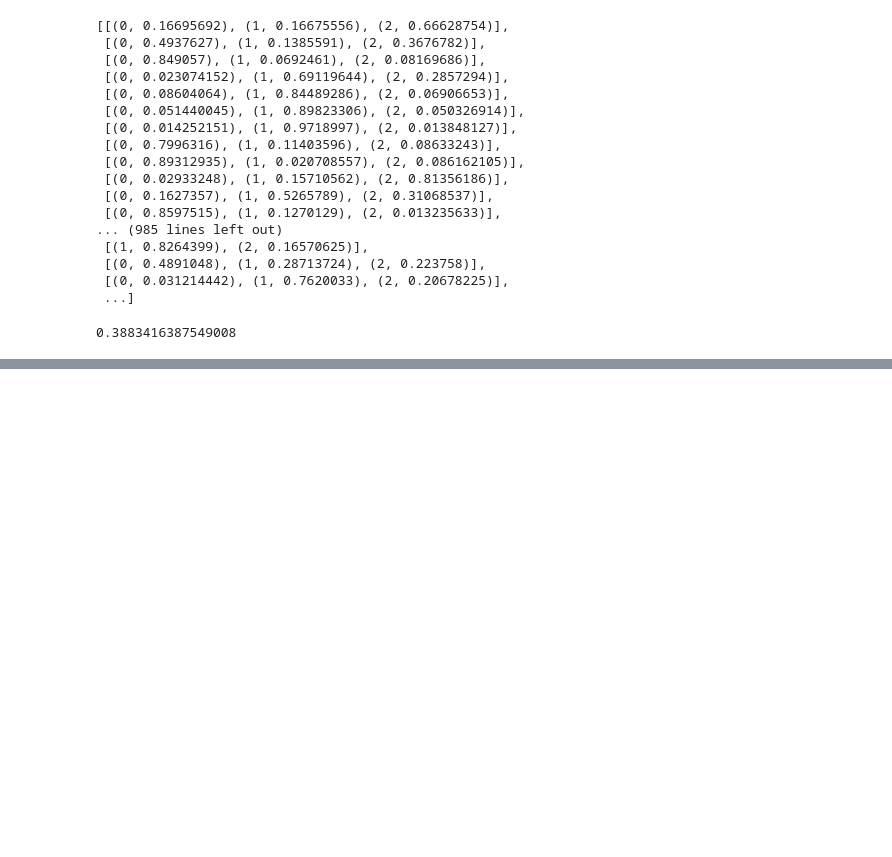
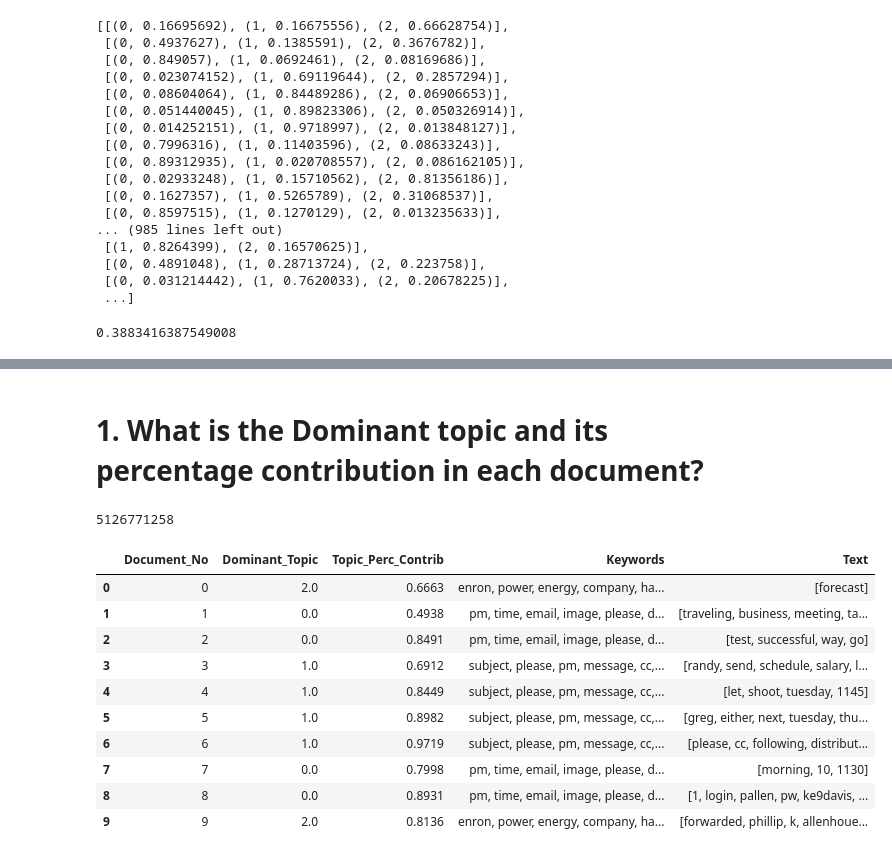
Before and after one commit to Enron-Discussion-NLP/Capstone, a Jupyter notebook: 00_Rajaram/topic_model.ipynb, the cells around one changed output, grey strips where cells are left out. Saved outputs shown, nothing was run; the diff lists cells and outputs as text; code cells hidden in the pictures; blank space fills up the shorter version.

```diff
--- a/00_Rajaram/topic_model.ipynb
+++ b/00_Rajaram/topic_model.ipynb
@@ -217,0 +178,52 @@ df.iloc[cluster5]
+# %% [markdown]
+# 1. What is the Dominant topic and its percentage contribution in each document?
+# %%
+In LDA models, each document is composed of multiple topics. But typically only one of the topics is dominant. The below code extracts
+this dominant topic for each sentence and shows the weight of the topic and keywords in a nicely formatted output.
+# %% [output]
+5126771258
+# %%
+def format_topics_sentences(ldamodel=None, corpus=doc_term_matrix, texts= df.text_lemmatized):
+    # Init output
+    sent_topics_df = pd.DataFrame()
+
+    # Get main topic in each document
+    for i, row_list in enumerate(ldamodel[corpus]):
+        row = row_list[0] if ldamodel.per_word_topics else row_list
+        # print(row)
+        row = sorted(row, key=lambda x: (x[1]), reverse=True)
+        # Get the Dominant topic, Perc Contribution and Keywords for each document
+        for j, (topic_num, prop_topic) in enumerate(row):
+            if j == 0:  # => dominant topic
+                wp = ldamodel.show_topic(topic_num)
+                topic_keywords = ", ".join([word for word, prop in wp])
+                sent_topics_df = sent_topics_df.append(pd.Series([int(topic_num), round(prop_topic,4), topic_keywords]), ignore_index=True)
+            else:
+                break
+    sent_topics_df.columns = ['Dominant_Topic', 'Perc_Contribution', 'Topic_Keywords']
+
+    # Add original text to the end of the output
+    contents = pd.Series(texts)
+    sent_topics_df = pd.concat([sent_topics_df, contents], axis=1)
+    return(sent_topics_df)
+
+corpus = doc_term_matrix
+
+df_topic_sents_keywords = format_topics_sentences(ldamodel=ldamodel, corpus=corpus, texts= df.text_lemmatized)
+
+# Format
+df_dominant_topic = df_topic_sents_keywords.reset_index()
+df_dominant_topic.columns = ['Document_No', 'Dominant_Topic', 'Topic_Perc_Contrib', 'Keywords', 'Text']
+df_dominant_topic.head(10)
+# %% [output]
+|  | Document_No | Dominant_Topic | Topic_Perc_Contrib | Keywords | Text |
+| 0 | 0 | 2.0 | 0.6663 | enron, power, energy, company, ha... | [forecast] |
+| 1 | 1 | 0.0 | 0.4938 | pm, time, email, image, please, d... | [traveling, business, meeting, ta... |
+| 2 | 2 | 0.0 | 0.8491 | pm, time, email, image, please, d... | [test, successful, way, go] |
+| 3 | 3 | 1.0 | 0.6912 | subject, please, pm, message, cc,... | [randy, send, schedule, salary, l... |
+| 4 | 4 | 1.0 | 0.8449 | subject, please, pm, message, cc,... | [let, shoot, tuesday, 1145] |
+| 5 | 5 | 1.0 | 0.8982 | subject, please, pm, message, cc,... | [greg, either, next, tuesday, thu... |
+| 6 | 6 | 1.0 | 0.9719 | subject, please, pm, message, cc,... | [please, cc, following, distribut... |
+| 7 | 7 | 0.0 | 0.7998 | pm, time, email, image, please, d... | [morning, 10, 1130] |
+| 8 | 8 | 0.0 | 0.8931 | pm, time, email, image, please, d... | [1, login, pallen, pw, ke9davis, ... |
+| 9 | 9 | 2.0 | 0.8136 | enron, power, energy, company, ha... | [forwarded, phillip, k, allenhoue... |
```
Also changed, not shown: parts of 17 cells of this notebook.
